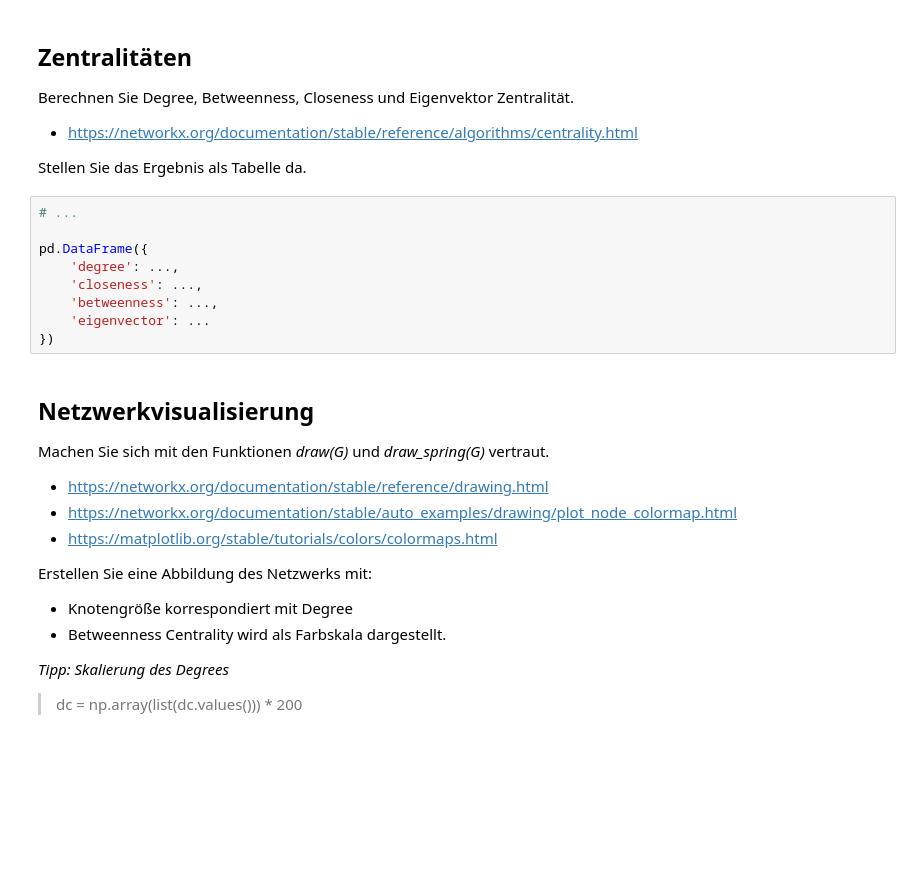
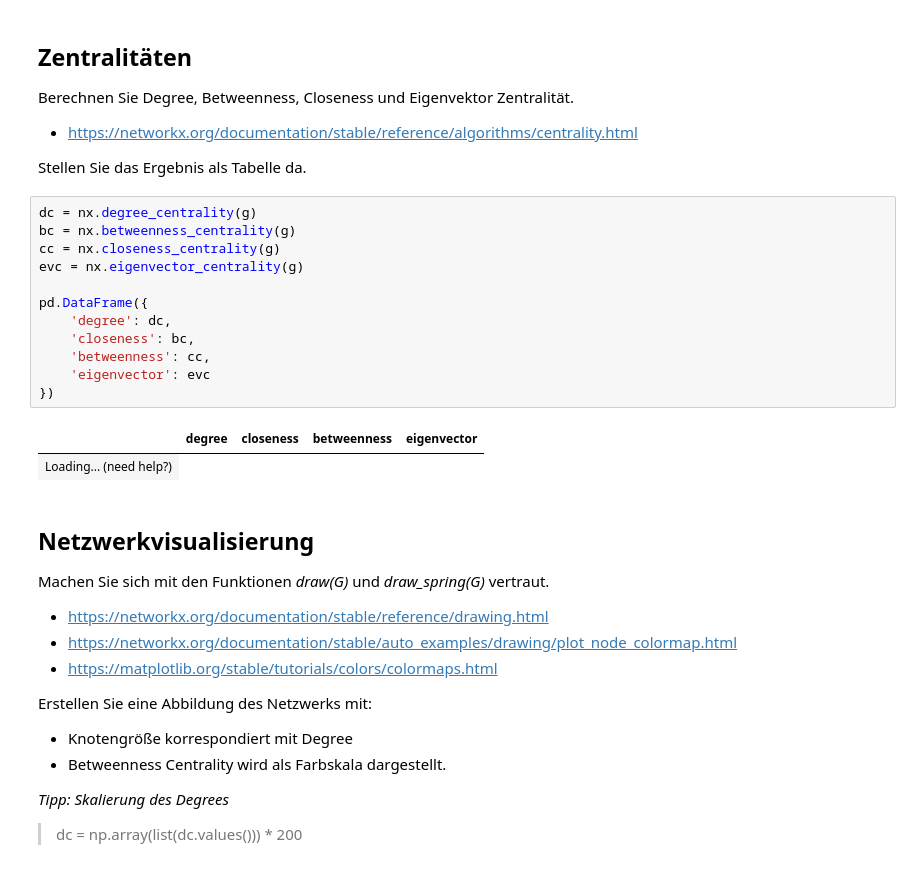
Before and after one commit to hecking/sna_intro_dhbw, a Jupyter notebook: exercise/exercise1.ipynb, the cells around one changed output. Cells and saved outputs as stored; diff of their text form; blank space fills up the shorter version.

```diff
--- a/exercise/exercise1.ipynb
+++ b/exercise/exercise1.ipynb
@@ -39,14 +41,20 @@ Berechnen Sie Degree, Betweenness, Closeness und Eigenvektor Zentralität.
 
 Stellen Sie das Ergebnis als Tabelle da.
 # %%
-# ...
+dc = nx.degree_centrality(g)
+bc = nx.betweenness_centrality(g)
+cc = nx.closeness_centrality(g)
+evc = nx.eigenvector_centrality(g)
 
 pd.DataFrame({
-    'degree': ...,
-    'closeness': ...,
-    'betweenness': ...,
-    'eigenvector': ...
+    'degree': dc,
+    'closeness': bc,
+    'betweenness': cc,
+    'eigenvector': evc
 })
+# %% [output]
+|  | degree | closeness | betweenness | eigenvector |
+| Loading... (need help?) |
 # %% [markdown]
 ## Netzwerkvisualisierung
 
```
Also changed, not shown: parts of 5 cells of this notebook.
